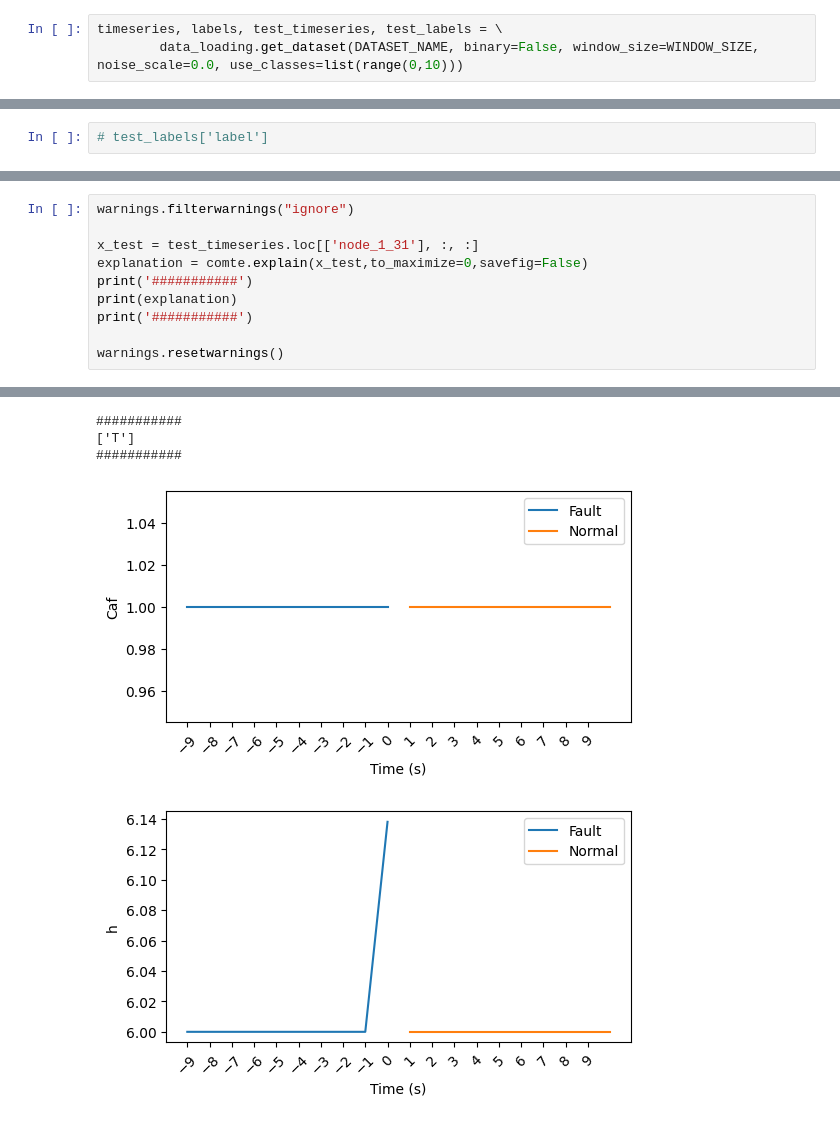
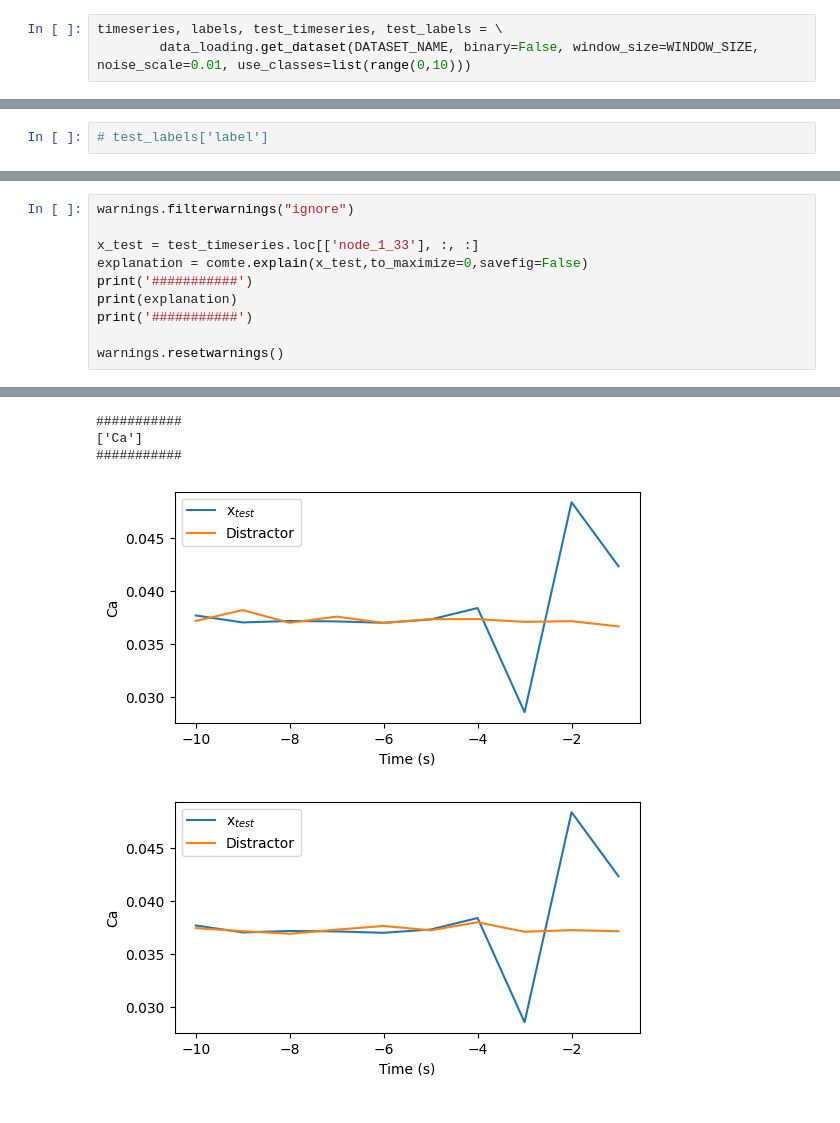
Before and after one commit to omkrpt/CoMTE, a Jupyter notebook: cstr_usage.ipynb, the cells around one changed output, grey strips where cells are left out. Cells and saved outputs as stored; diff of their text form.

```diff
--- a/cstr_usage.ipynb
+++ b/cstr_usage.ipynb
@@ -27,7 +27,7 @@ WINDOW_SIZE = 10
 # exclude_columns = ['Fault']
 # %%
 timeseries, labels, test_timeseries, test_labels = \
-        data_loading.get_dataset(DATASET_NAME, binary=False, window_size=WINDOW_SIZE, noise_scale=0.0, use_classes=list(range(0,10)))
+        data_loading.get_dataset(DATASET_NAME, binary=False, window_size=WINDOW_SIZE, noise_scale=0.01, use_classes=list(range(0,10)))
 # %%
 # print(timeseries)
 # print(labels.head)
@@ -245,7 +232,7 @@ timeseries.loc[['node_101_32'], :, :]
 # %%
 warnings.filterwarnings("ignore")
 
-x_test = test_timeseries.loc[['node_1_31'], :, :]
+x_test = test_timeseries.loc[['node_1_33'], :, :]
 explanation = comte.explain(x_test,to_maximize=0,savefig=False)
 print('###########')
 print(explanation)
@@ -273,5 +254,5 @@ warnings.resetwarnings()
 ###########
-['T']
+['Ca']
 ###########
-[figure, old version]
+[figure, new version]
-[figure, old version]
+[figure, new version]
```
Also changed, not shown: parts of 15 cells of this notebook, 1 other file.
